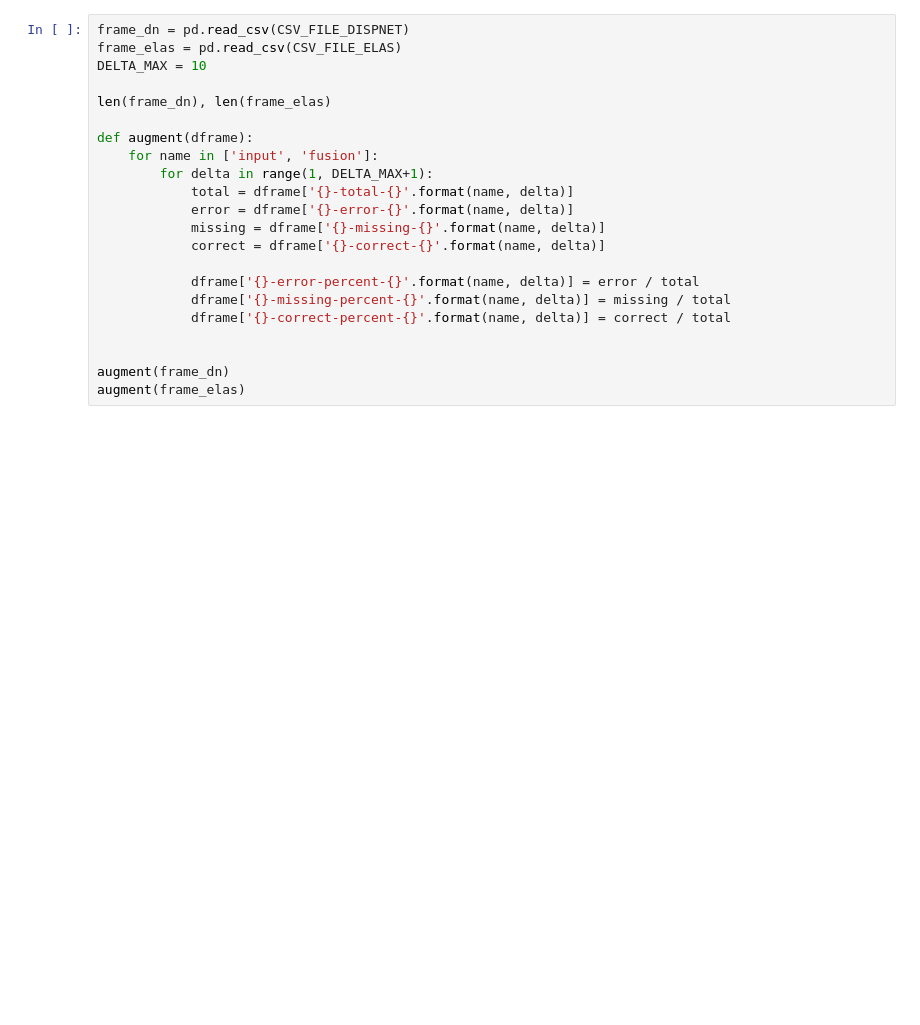
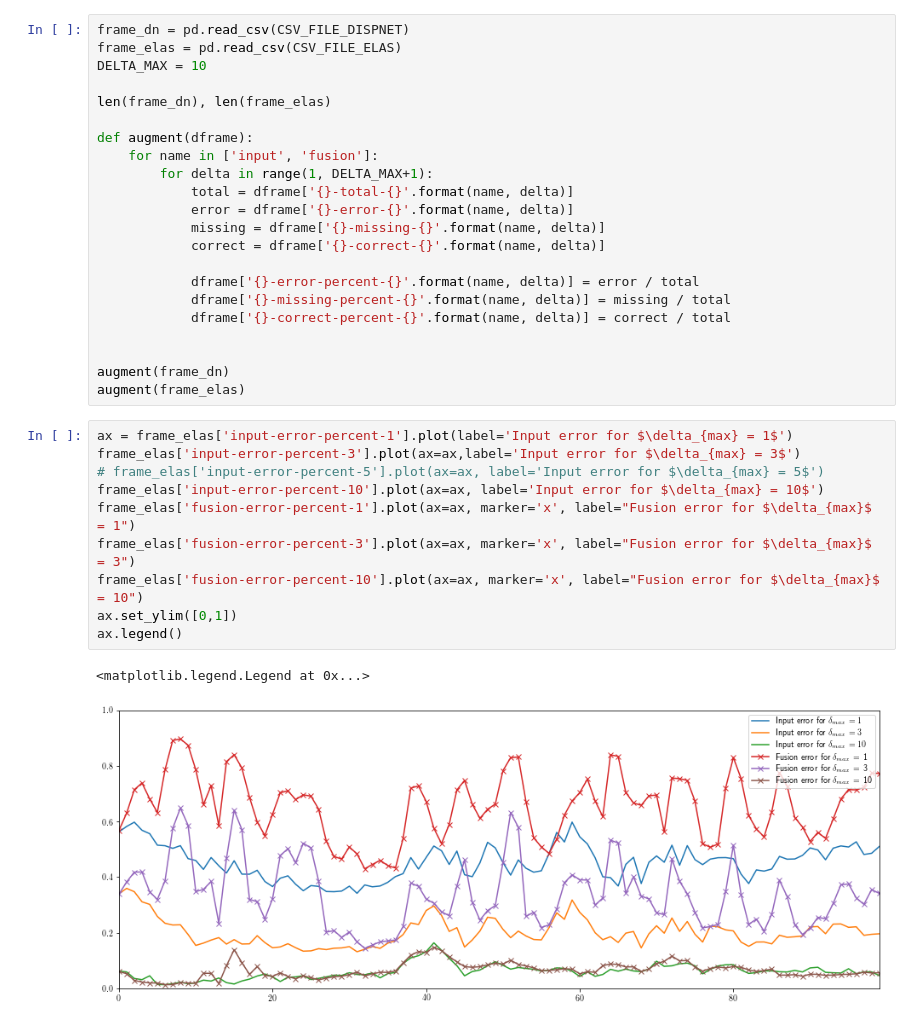
Before and after one commit to AndreiBarsan/DynSLAM, a Jupyter notebook: notebooks/DepthAnalysis.ipynb, the cells around one changed output. Cells and saved outputs as stored; diff of their text form; blank space fills up the shorter version.

```diff
--- a/notebooks/DepthAnalysis.ipynb
+++ b/notebooks/DepthAnalysis.ipynb
@@ -51,3 +60,16 @@ def augment(dframe):
 
 augment(frame_dn)
 augment(frame_elas)
+# %%
+ax = frame_elas['input-error-percent-1'].plot(label='Input error for $\delta_{max} = 1$')
+frame_elas['input-error-percent-3'].plot(ax=ax,label='Input error for $\delta_{max} = 3$')
+# frame_elas['input-error-percent-5'].plot(ax=ax, label='Input error for $\delta_{max} = 5$')
+frame_elas['input-error-percent-10'].plot(ax=ax, label='Input error for $\delta_{max} = 10$')
+frame_elas['fusion-error-percent-1'].plot(ax=ax, marker='x', label="Fusion error for $\delta_{max}$ = 1")
+frame_elas['fusion-error-percent-3'].plot(ax=ax, marker='x', label="Fusion error for $\delta_{max}$ = 3")
+frame_elas['fusion-error-percent-10'].plot(ax=ax, marker='x', label="Fusion error for $\delta_{max}$ = 10")
+ax.set_ylim([0,1])
+ax.legend()
+# %% [output]
+<matplotlib.legend.Legend at 0x...>
+[figure, added]
```
Also changed, not shown: parts of 12 cells of this notebook, 1 other file.
